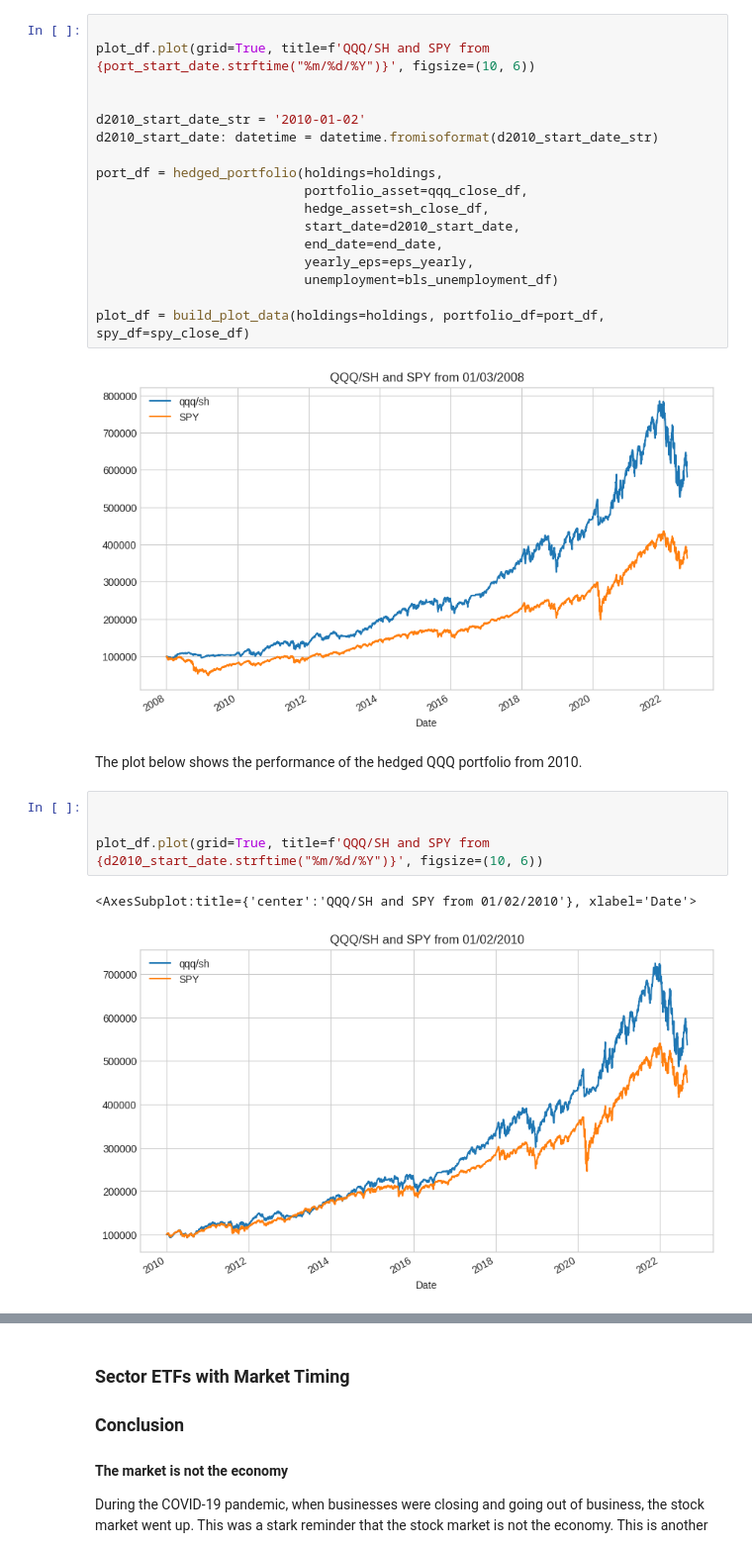
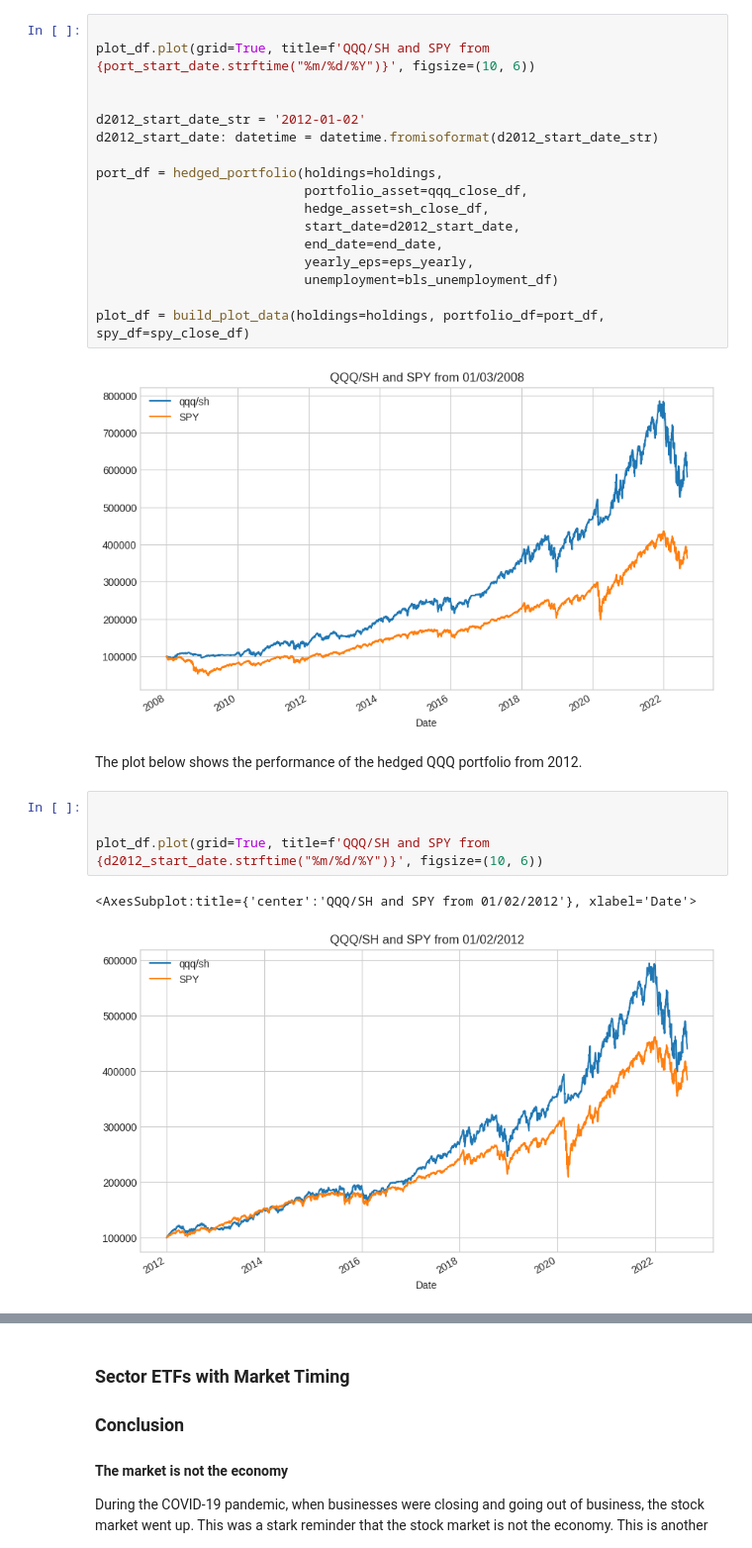
Before and after one commit to IanLKaplan/lazy_fundamental_analyst, a Jupyter notebook: lazy_fundamental_analyst.ipynb, the cells around one changed output, grey strips where cells are left out. Shown: that part at 99% size. Cells and saved outputs as stored; diff of their text form.

Commit message:
Added more time periods for QQQ/SH hedged portfolio

```diff
--- a/lazy_fundamental_analyst.ipynb
+++ b/lazy_fundamental_analyst.ipynb
@@ -1094,13 +1094,13 @@ The market signal hedges during the 2007-2008 financial crisis. It also avoids t
 plot_df.plot(grid=True, title=f'QQQ/SH and SPY from {port_start_date.strftime("%m/%d/%Y")}', figsize=(10, 6))
 
 
-d2010_start_date_str = '2010-01-02'
-d2010_start_date: datetime = datetime.fromisoformat(d2010_start_date_str)
+d2012_start_date_str = '2012-01-02'
+d2012_start_date: datetime = datetime.fromisoformat(d2012_start_date_str)
 
 port_df = hedged_portfolio(holdings=holdings,
                            portfolio_asset=qqq_close_df,
                            hedge_asset=sh_close_df,
-                           start_date=d2010_start_date,
+                           start_date=d2012_start_date,
                            end_date=end_date,
                            yearly_eps=eps_yearly,
                            unemployment=bls_unemployment_df)
@@ -1110,12 +1110,12 @@ plot_df = build_plot_data(holdings=holdings, portfolio_df=port_df, spy_df=spy_cl
 [figure]
 # %% [markdown]
 <p>
-The plot below shows the performance of the hedged QQQ portfolio from 2010.
+The plot below shows the performance of the hedged QQQ portfolio from 2012.
 </p>
 # %%
 
 
-plot_df.plot(grid=True, title=f'QQQ/SH and SPY from {d2010_start_date.strftime("%m/%d/%Y")}', figsize=(10, 6))
+plot_df.plot(grid=True, title=f'QQQ/SH and SPY from {d2012_start_date.strftime("%m/%d/%Y")}', figsize=(10, 6))
 # %% [output]
-<AxesSubplot:title={'center':'QQQ/SH and SPY from 01/02/2010'}, xlabel='Date'>
+<AxesSubplot:title={'center':'QQQ/SH and SPY from 01/02/2012'}, xlabel='Date'>
-[figure, old version]
+[figure, new version]
```
Also changed, not shown: parts of 2 cells of this notebook.
